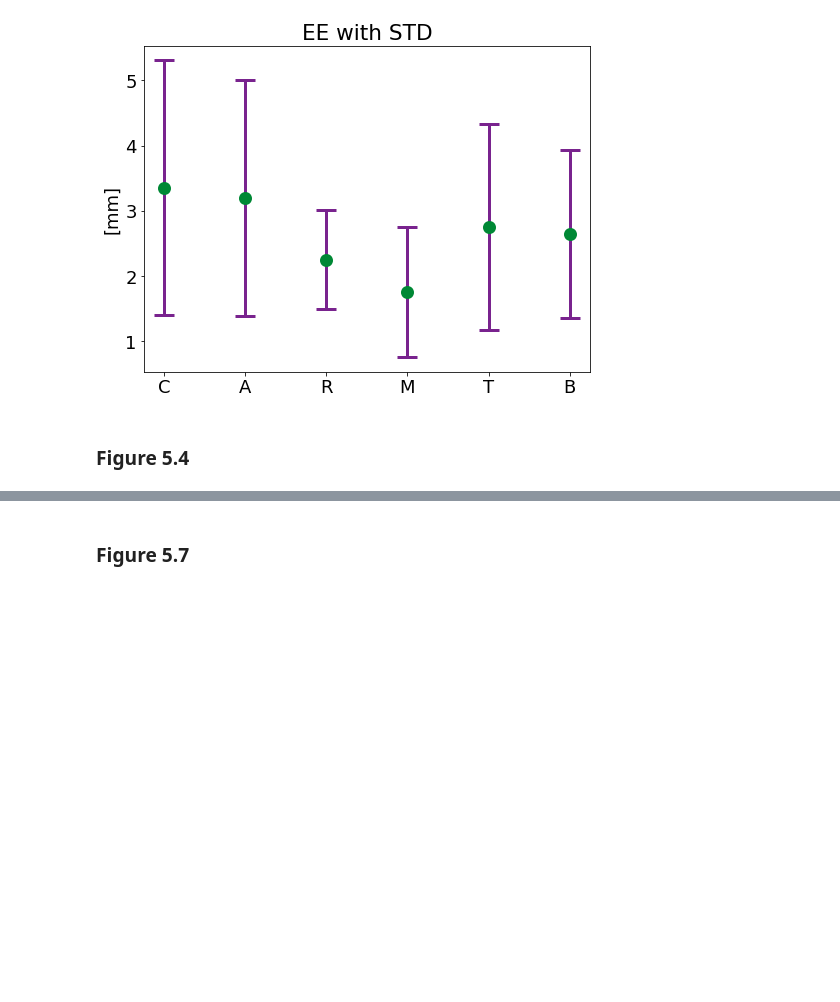
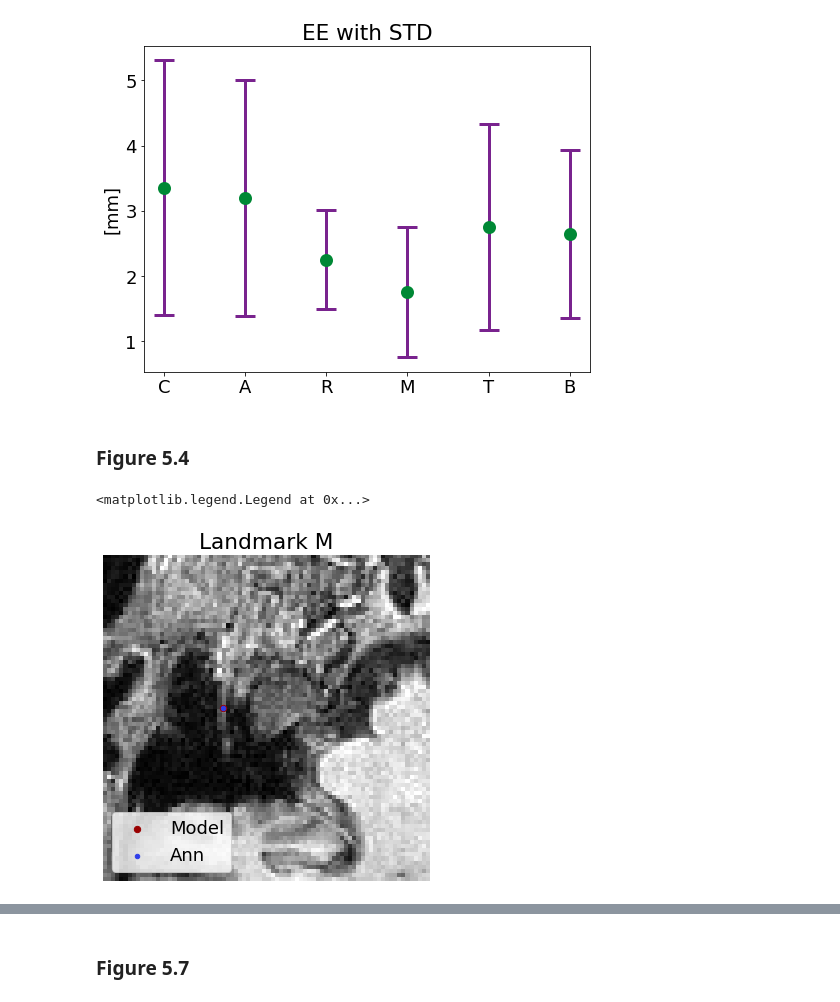
Before and after one commit to CathrineUH/Bachelor_thesis_ear, a Jupyter notebook: plotAllFigures.ipynb, the cells around one changed output, grey strips where cells are left out. Cells and saved outputs as stored; diff of their text form; code cells hidden in the pictures; blank space fills up the shorter version.

Commit message:
plot

```diff
--- a/plotAllFigures.ipynb
+++ b/plotAllFigures.ipynb
@@ -177,0 +170,24 @@ res
+# %%
+image_path= r"Cmarl\src\data\images\OASIS_normalized"
+image = "ear1-P1051_2.nii.gz"
+im = F.loadImagenpFromFile(image_path,image)
+
+res = pd.read_csv(bestModel)
+
+x_agent = res.iloc[-1]["Agent 3 pos x"]
+y_agent = res.iloc[-1]["Agent 3 pos y"]
+z_agent = res.iloc[-1]["Agent 3 pos z"]
+
+x_landmark = res.iloc[-1]["Landmark 3 pos x"]
+y_landmark = res.iloc[-1]["Landmark 3 pos y"]
+z_landmark = res.iloc[-1]["Landmark 3 pos z"]
+plt.figure(figsize = (8, 6))
+plt.imshow(im[0:80,y_agent,0:80],cmap = "gray")
+plt.scatter(x_agent,z_agent,label ="Model",color = F.col(0).color, s = 40)
+plt.scatter(x_landmark,z_landmark,label ="Ann",color = F.col(1).color, s = 20)
+plt.title("Landmark M")
+plt.axis('off')
+plt.legend(loc = 'lower left')
+# %% [output]
+<matplotlib.legend.Legend at 0x...>
+[figure, added]
```
Also changed, not shown: parts of 3 cells of this notebook.
